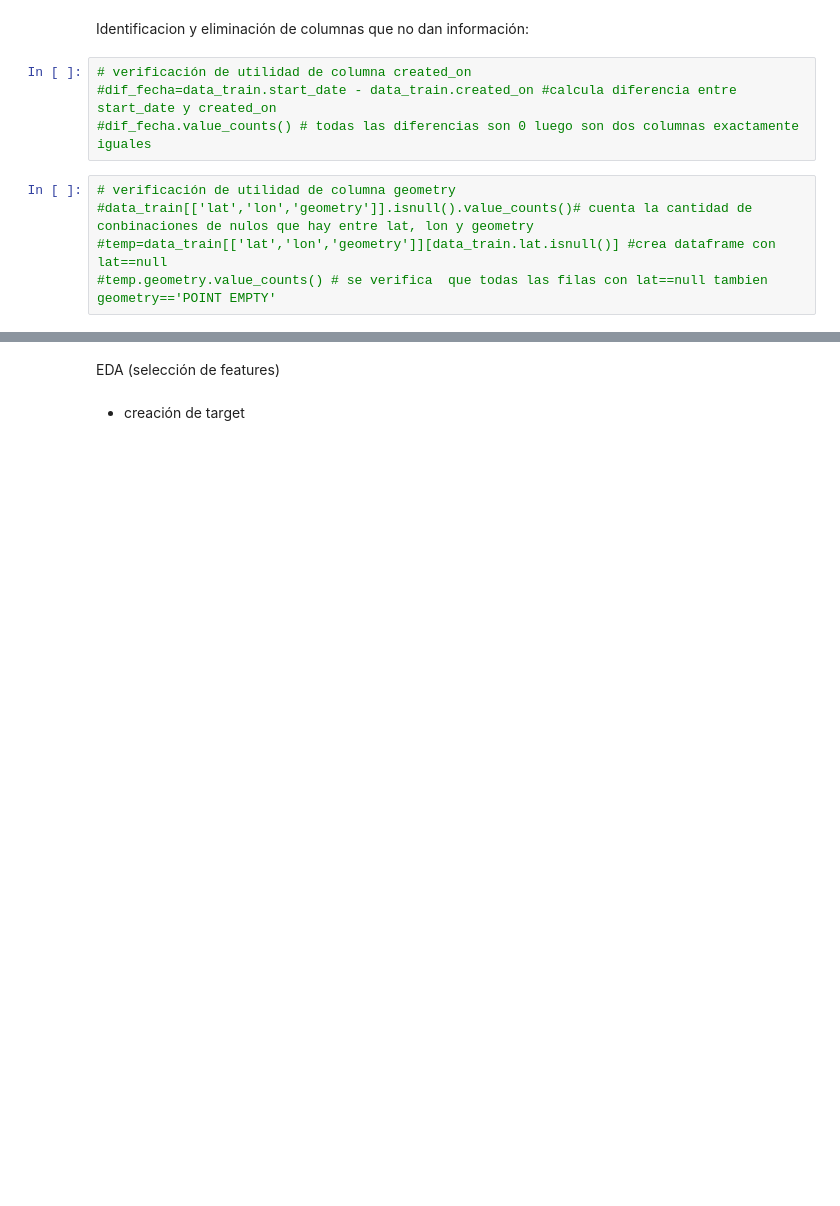
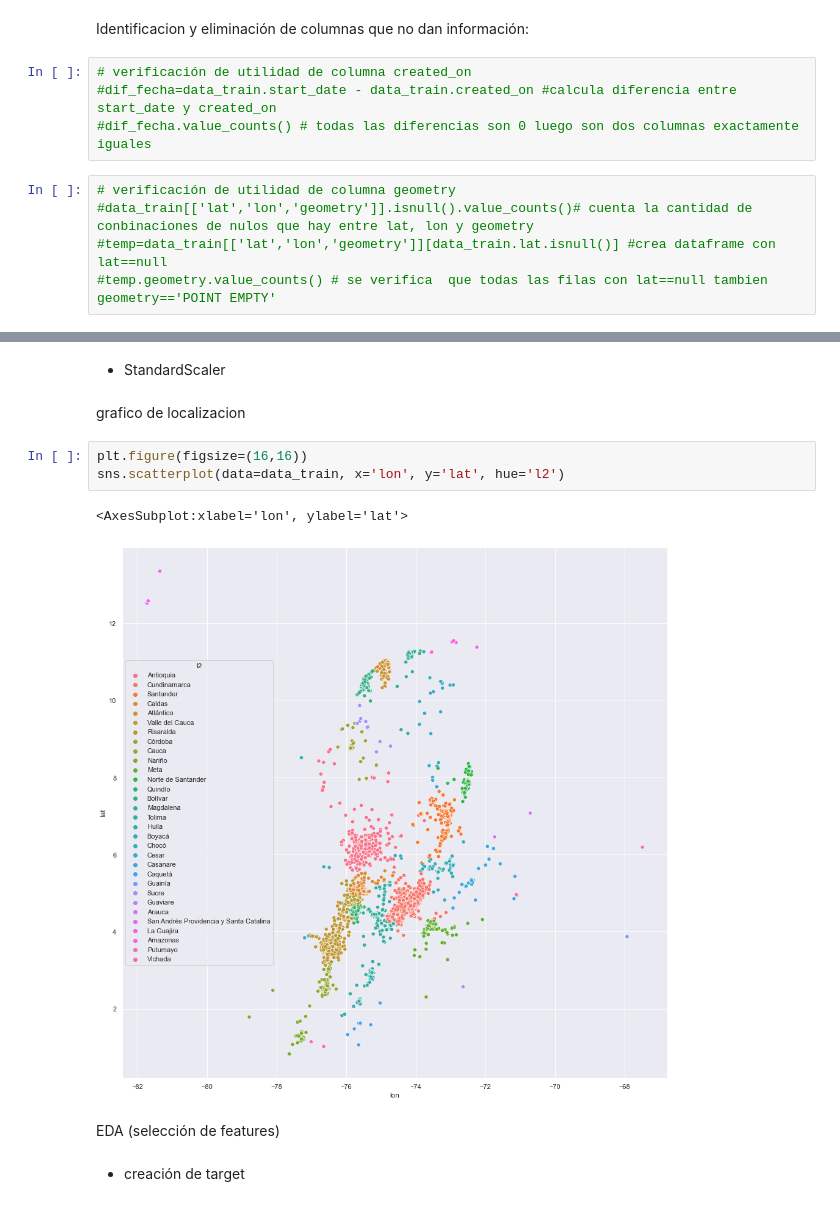
Before and after one commit to CesarG2022/DATATHON_ML, a Jupyter notebook: DATATHON_ML.ipynb, the cells around one changed output, grey strips where cells are left out. Drawn from its saved outputs; the diff is of its cells as text; blank space fills up the shorter version.

```diff
--- a/DATATHON_ML.ipynb
+++ b/DATATHON_ML.ipynb
@@ -137,3 +247,13 @@ imputación de valores faltantes pendiente!!!!!!!!!
+# %% [markdown]
+- StandardScaler
+# %% [markdown]
+grafico de localizacion
+# %%
+plt.figure(figsize=(16,16))
+sns.scatterplot(data=data_train, x='lon', y='lat', hue='l2')
+# %% [output]
+<AxesSubplot:xlabel='lon', ylabel='lat'>
+[figure, added]
 # %% [markdown]
 EDA (selección de features)
 # %% [markdown]
```
Also changed, not shown: parts of 87 cells of this notebook, 3 other files.
